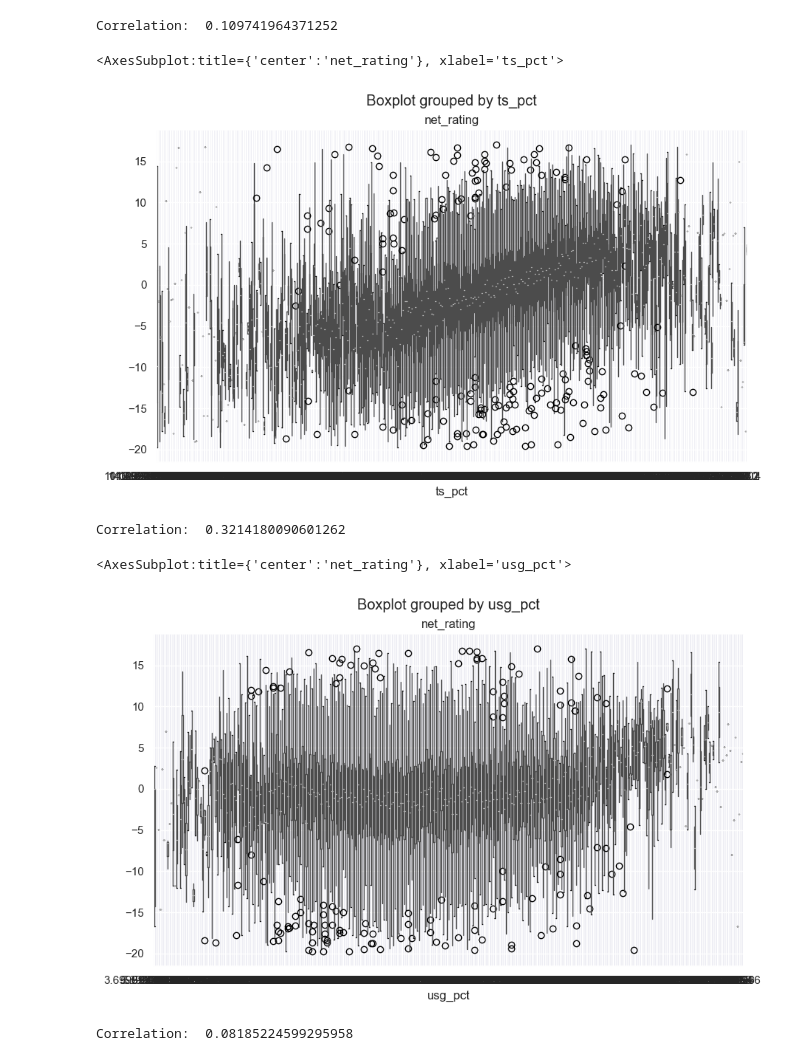
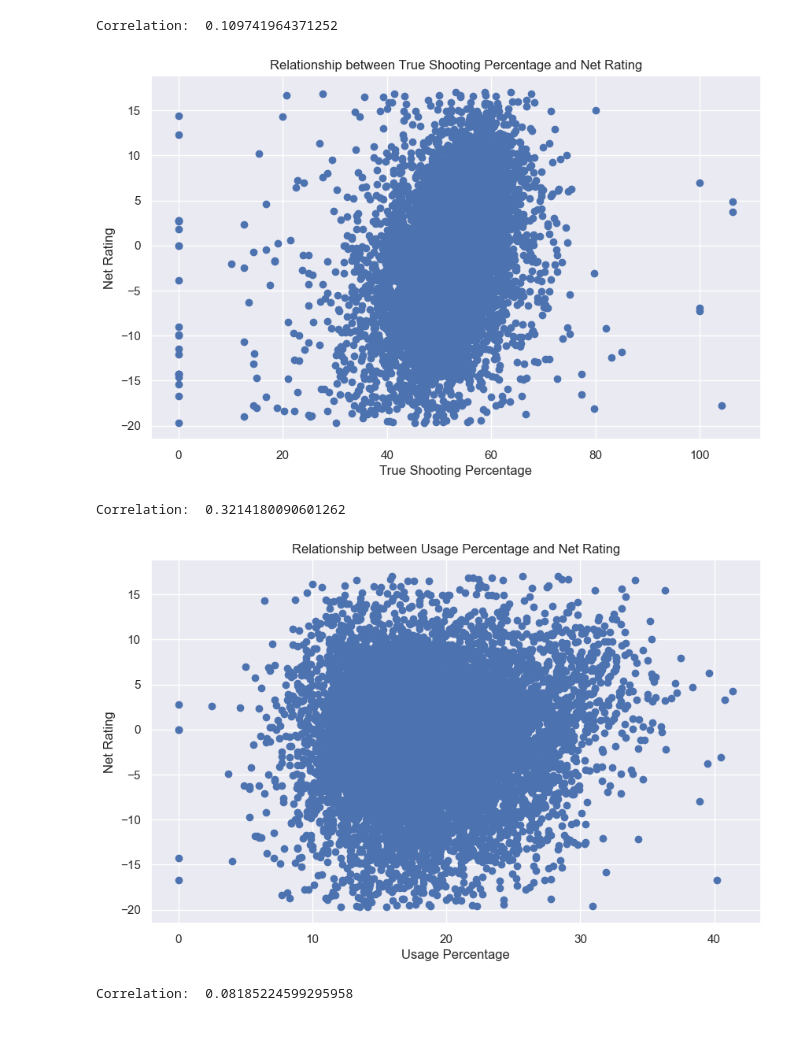
Before and after one commit to randallctc/SC1015_DSAI_Project, a Jupyter notebook: NBA_DataAnalysis_Final.ipynb, the cells around one changed output. Drawn from its saved outputs; the diff is of its cells as text; code cells hidden in the pictures; blank space fills up the shorter version.

```diff
--- a/NBA_DataAnalysis_Final.ipynb
+++ b/NBA_DataAnalysis_Final.ipynb
@@ -394,20 +406,28 @@ print("Correlation: " ,correlation)
 # %% [output]
 Correlation:  0.109741964371252
 # %%
-nba_df.boxplot(column='net_rating', by='ts_pct',figsize=(10,6))
+plt.figure(figsize=(10,6))
+plt.scatter(nba_df['ts_pct'], nba_df['net_rating'])
+plt.xlabel('True Shooting Percentage')
+plt.ylabel('Net Rating')
+plt.title('Relationship between True Shooting Percentage and Net Rating')
+plt.show()
 # %% [output]
-<AxesSubplot:title={'center':'net_rating'}, xlabel='ts_pct'>
-[figure, old version]
+[figure, new version]
 # %%
 correlation = nba_df['ts_pct'].corr(nba_df['net_rating'])
 print("Correlation: " ,correlation)
 # %% [output]
 Correlation:  0.3214180090601262
 # %%
-nba_df.boxplot(column='net_rating', by='usg_pct',figsize=(10,6))
+plt.figure(figsize=(10,6))
+plt.scatter(nba_df['usg_pct'], nba_df['net_rating'])
+plt.xlabel('Usage Percentage')
+plt.ylabel('Net Rating')
+plt.title('Relationship between Usage Percentage and Net Rating')
+plt.show()
 # %% [output]
-<AxesSubplot:title={'center':'net_rating'}, xlabel='usg_pct'>
-[figure, old version]
+[figure, new version]
 # %%
 correlation = nba_df['usg_pct'].corr(nba_df['net_rating'])
 print("Correlation: " ,correlation)
```
Also changed, not shown: parts of 10 cells of this notebook.
